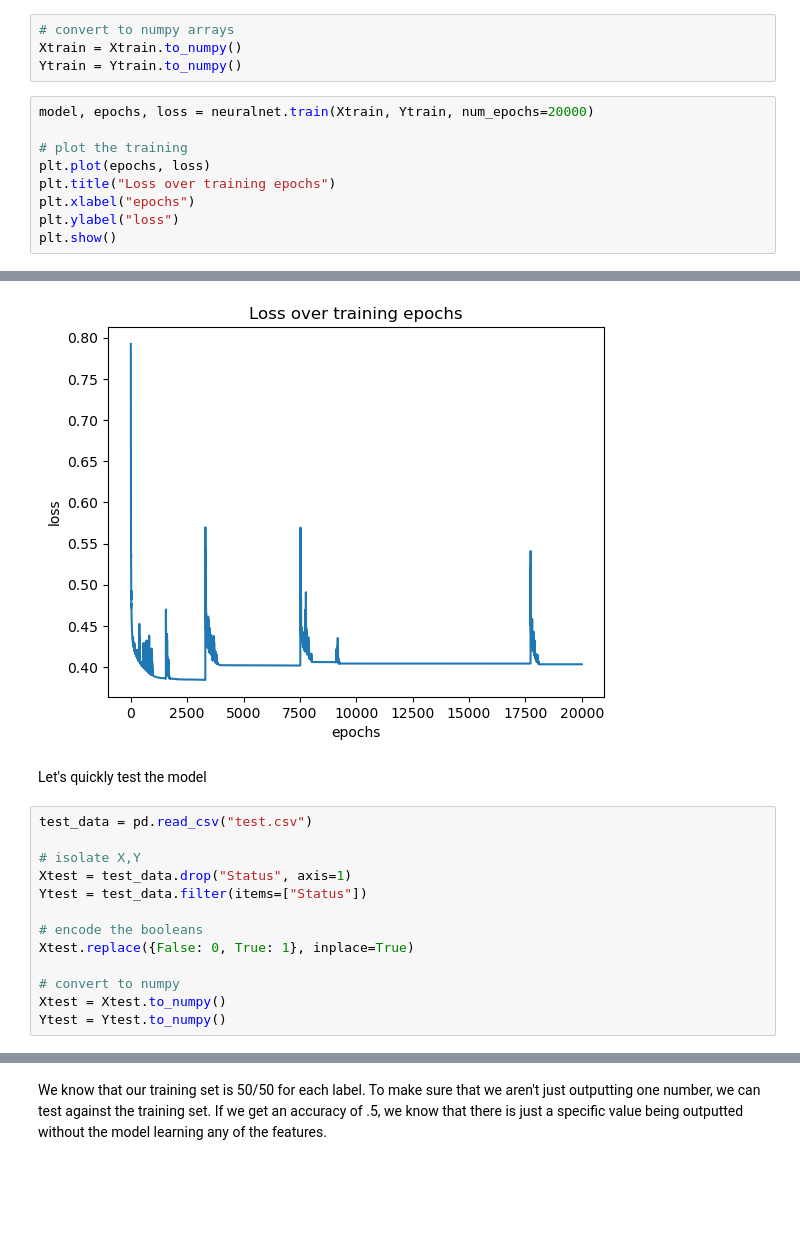
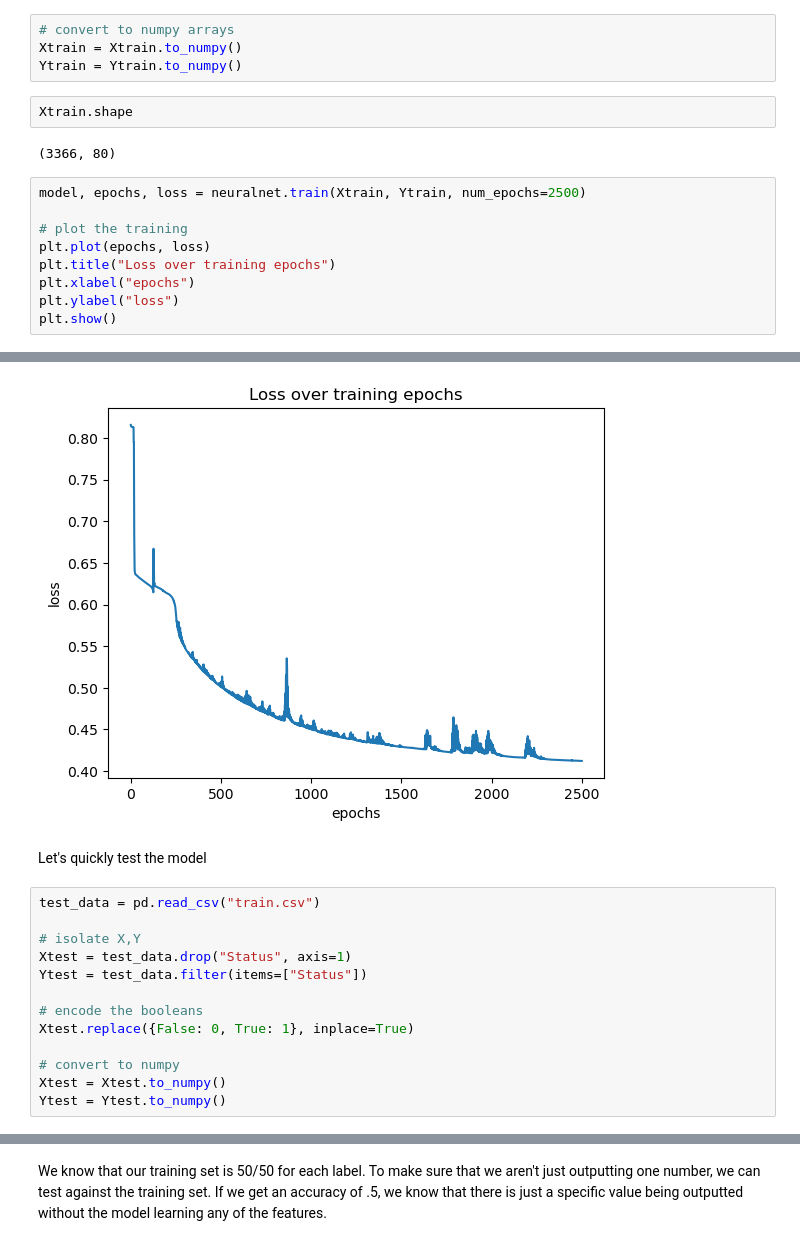
Before and after one commit to sakinkirti/CSDS491, a Jupyter notebook: CP/deeplearning_model.ipynb, the cells around one changed output, grey strips where cells are left out. Saved outputs shown, nothing was run; the diff lists cells and outputs as text; blank space fills up the shorter version.

```diff
--- a/CP/deeplearning_model.ipynb
+++ b/CP/deeplearning_model.ipynb
@@ -52,8 +53,12 @@ The `train` method in neuralnet.py automatically initializes a the model that is
 # convert to numpy arrays
 Xtrain = Xtrain.to_numpy()
 Ytrain = Ytrain.to_numpy()
+# %%
+Xtrain.shape
+# %% [output]
+(3366, 80)
 # %%
-model, epochs, loss = neuralnet.train(Xtrain, Ytrain, num_epochs=20000)
+model, epochs, loss = neuralnet.train(Xtrain, Ytrain, num_epochs=2500)
 
 # plot the training
 plt.plot(epochs, loss)
@@ -66,8 +71,8 @@ Final Loss: 0.4032808542251587
-[figure, old version]
+[figure, new version]
 # %% [markdown]
 Let's quickly test the model
 # %%
-test_data = pd.read_csv("test.csv")
+test_data = pd.read_csv("train.csv")
 
 # isolate X,Y
 Xtest = test_data.drop("Status", axis=1)
```
Also changed, not shown: parts of 11 cells of this notebook, 8 other files.
